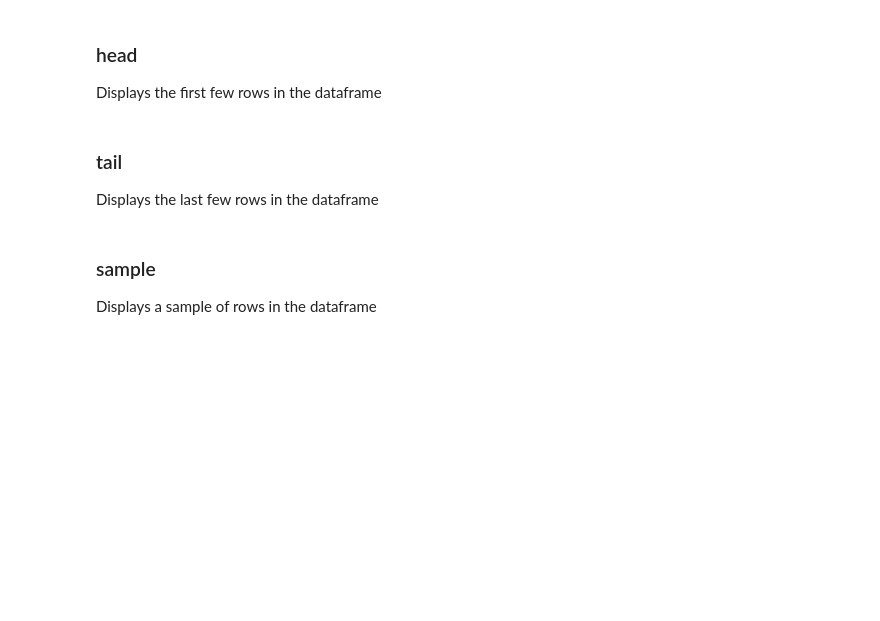
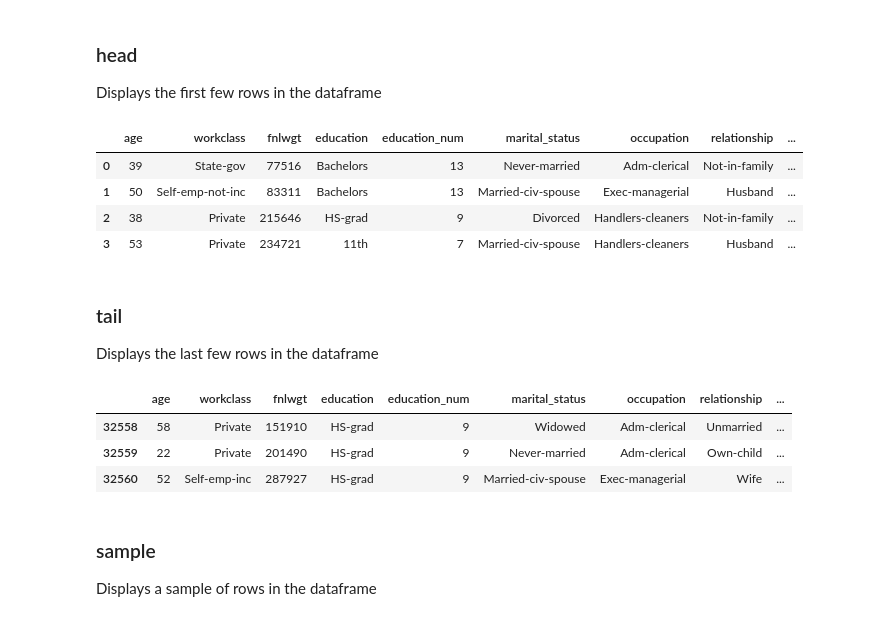
Before and after one commit to cecann10/dsp, a Jupyter notebook: lessons/pandas_intro/Intro-to-Pandas.ipynb, the cells around one changed output. Cells and saved outputs as stored; diff of their text form; code cells hidden in the pictures; blank space fills up the shorter version.

```diff
--- a/lessons/pandas_intro/Intro-to-Pandas.ipynb
+++ b/lessons/pandas_intro/Intro-to-Pandas.ipynb
@@ -138,13 +196,24 @@ df.info()
 Displays the first few rows in the dataframe
 # %%
 # to view the first 5 or specify with ex: .head(10)
-df.head(10)
+df.head(4)
+# %% [output]
+|  | age | workclass | fnlwgt | education | education_num | marital_status | occupation | relationship | ... |
+| 0 | 39 | State-gov | 77516 | Bachelors | 13 | Never-married | Adm-clerical | Not-in-family | ... |
+| 1 | 50 | Self-emp-not-inc | 83311 | Bachelors | 13 | Married-civ-spouse | Exec-managerial | Husband | ... |
+| 2 | 38 | Private | 215646 | HS-grad | 9 | Divorced | Handlers-cleaners | Not-in-family | ... |
+| 3 | 53 | Private | 234721 | 11th | 7 | Married-civ-spouse | Handlers-cleaners | Husband | ... |
 # %% [markdown]
 ### tail
 
 Displays the last few rows in the dataframe
 # %%
-df.tail()
+df.tail(3)
+# %% [output]
+|  | age | workclass | fnlwgt | education | education_num | marital_status | occupation | relationship | ... |
+| 32558 | 58 | Private | 151910 | HS-grad | 9 | Widowed | Adm-clerical | Unmarried | ... |
+| 32559 | 22 | Private | 201490 | HS-grad | 9 | Never-married | Adm-clerical | Own-child | ... |
+| 32560 | 52 | Self-emp-inc | 287927 | HS-grad | 9 | Married-civ-spouse | Exec-managerial | Wife | ... |
 # %% [markdown]
 ### sample
 
```
Also changed, not shown: parts of 27 cells of this notebook.
